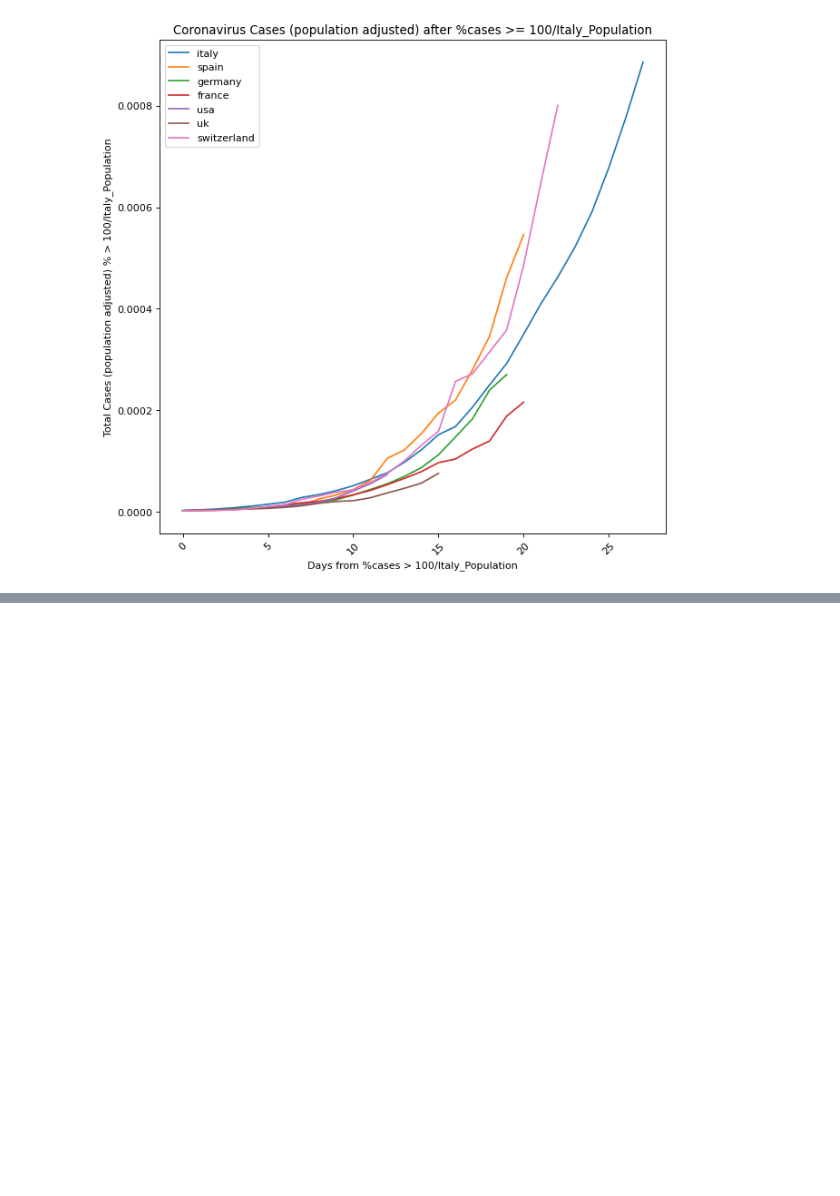
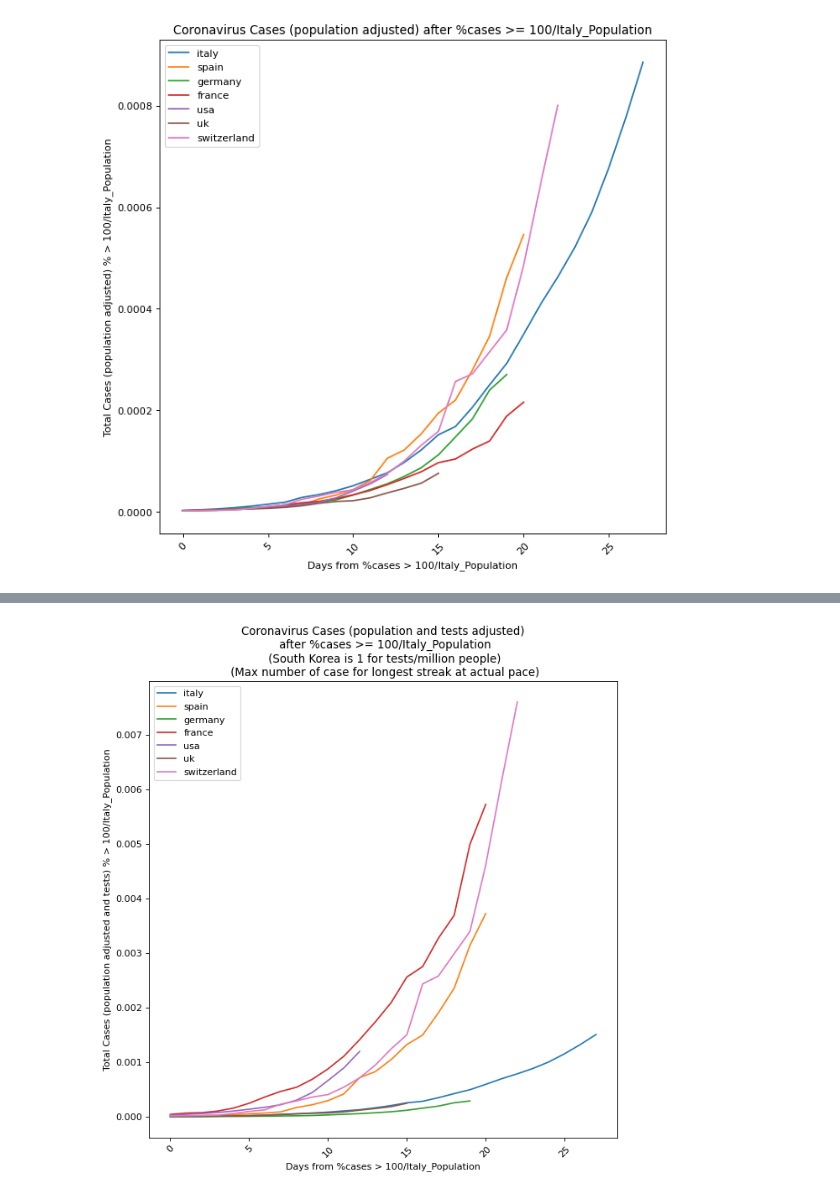
Before and after one commit to mementum/coronacharts, a Jupyter notebook: coronacharts.ipynb, the cells around one changed output, grey strips where cells are left out. Saved outputs shown, nothing was run; the diff lists cells and outputs as text; code cells hidden in the pictures; blank space fills up the shorter version.

```diff
--- a/coronacharts.ipynb
+++ b/coronacharts.ipynb
@@ -193,0 +233,43 @@ plt.show()
+# %%
+fig = plt.figure(**figkwargs)
+explodes = 100 / countries['italy']['population']
+data_store = {}
+data_lens = []
+for country, cproperties in countries.items():
+    population = cproperties['population']
+    data = cproperties['data']
+    data = [x/population for x in data if x/population >= explodes]
+    data_lens.append(len(data))
+    data_store[country] = data
+
+maxlen = max(data_lens)
+
+for country, data in data_store.items():
+    try:
+        tests = tests_million[country]
+    except KeyError:
+        continue
+
+    # How many more tests at the actual pace to match the
+    # longest virus streak (which we know is Italy)
+    ldata = len(data)
+    test_pace = tests / ldata
+    # max tests adjusted to korea max
+    max_tests = maxlen * test_pace
+    testadj = max_tests / south_korea_tests
+    data = [x/testadj for x in data]
+    data += [float('NaN')] * (len(categories) - len(data))
+    plt.plot(range(len(categories)), data, label=country)
+
+
+plt.title(('Coronavirus Cases (population and tests adjusted)\n'
+           ' after %cases >= 100/Italy_Population\n'
+           ' (South Korea is 1 for tests/million people)\n'
+           ' (Max number of case for longest streak at actual pace)'))
+plt.ylabel('Total Cases (population adjusted and tests) % > 100/Italy_Population')
+plt.xlabel('Days from %cases > 100/Italy_Population')
+plt.xticks(**xtickskwargs)
+plt.legend(**legendkwargs)
+plt.show()
+# %% [output]
+[figure, added]
```
Also changed, not shown: parts of 2 cells of this notebook.
